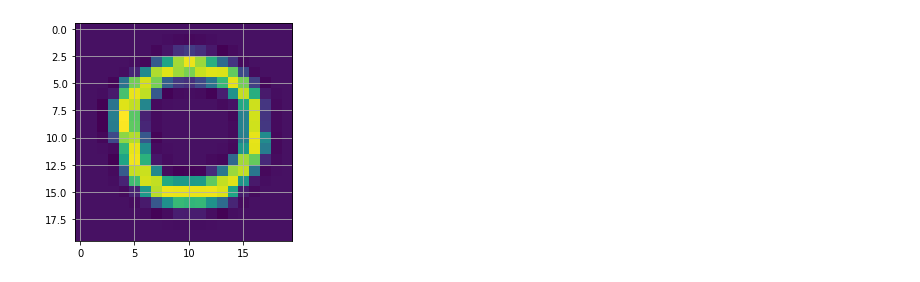
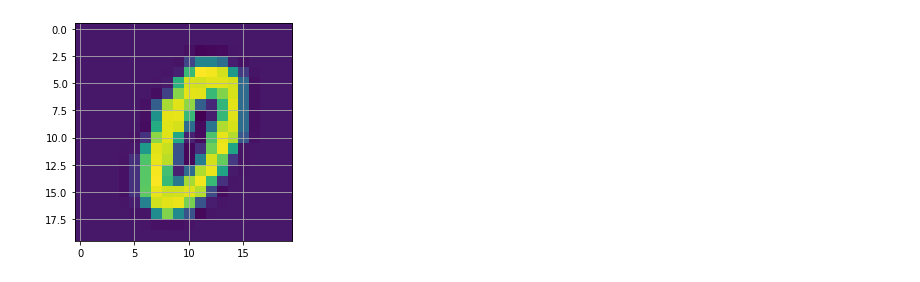
Before and after one commit to qherm/math425-final-project, a Jupyter notebook: Problem 3.ipynb, the cells around one changed output. Cells and saved outputs as stored; diff of their text form; code cells hidden in the pictures.

```diff
--- a/Problem 3.ipynb
+++ b/Problem 3.ipynb
@@ -19,11 +20,11 @@ test_set=txt_to_numpy("handwriting_test_set.txt")
 test_labels=txt_to_numpy("handwriting_test_set_labels.txt")
 # %%
 
-number=training_set[399]
+number=training_set[2]
 number=np.reshape(number,(20,20))
 plt.imshow(number.T, cmap=plt.get_cmap('viridis'))
 plt.grid();
 # %% [output]
-[figure, old version]
+[figure, new version]
 # %%
 training_digits=np.split(training_set,10)
```
Also changed, not shown: parts of 4 cells of this notebook.
